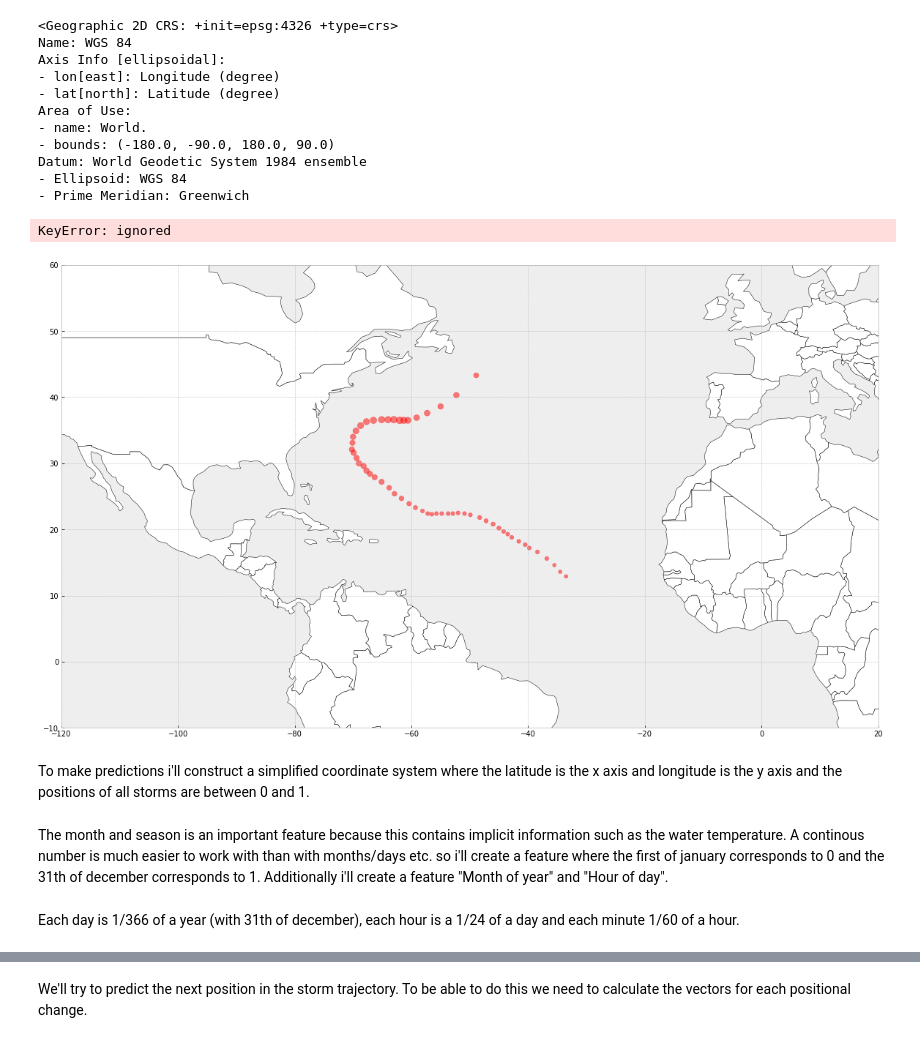
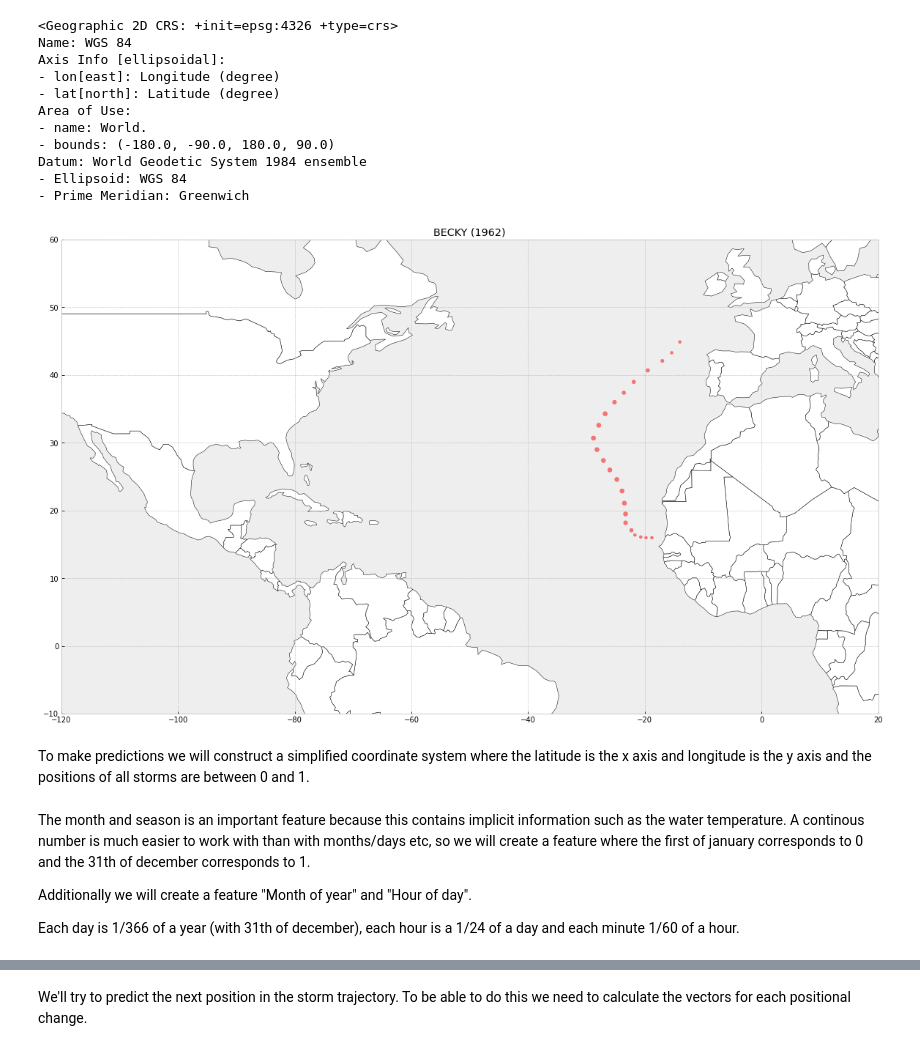
Before and after one commit to manishmawatwal/DataScience, a Jupyter notebook: Predicting_trajectories_of_atlantic_hurricanes.ipynb, the cells around one changed output, grey strips where cells are left out. Saved outputs shown, nothing was run; the diff lists cells and outputs as text; code cells hidden in the pictures.

```diff
--- a/Predicting_trajectories_of_atlantic_hurricanes.ipynb
+++ b/Predicting_trajectories_of_atlantic_hurricanes.ipynb
@@ -155,16 +172,16 @@ Datum: World Geodetic System 1984 ensemble
 # %%
 world = gpd.read_file(gpd.datasets.get_path('naturalearth_lowres'))
 # %%
+#print the track of any cyclone using its id
 ax = world.plot(color='white', edgecolor='black', figsize=(20,15))
-_ = gdf[gdf['ID'] == 'AL092005'].plot(ax=ax, c='r', markersize='Maximum Wind', alpha=0.5)
+_ = gdf[gdf['ID'] == 'AL021962'].plot(ax=ax, c='r', markersize='Maximum Wind', alpha=0.5)
 _ = plt.xlim(-120, 20)
 _ = plt.ylim(-10, 60)
-_ = plt.title(f"{gdf[['ID'] == 'AL092005'].Name.unique()[0]}({gdf[gdf['ID'] == 'AL092005'].Datetime.dt.year.unique()[0]})")
+_ = plt.title(f'{gdf[gdf["ID"]=="AL021962"].Name.unique()[0]} ({gdf[gdf["ID"]=="AL021962"].Datetime.dt.year.unique()[0]})')
 # %% [output]
-KeyError: ignored
-[figure, old version]
+[figure, new version]
 # %% [markdown]
-To make predictions i'll construct a simplified coordinate system where the latitude is the x axis and longitude is the y axis and the positions of all storms are between 0 and 1.
+To make predictions we will construct a simplified coordinate system where the latitude is the x axis and longitude is the y axis and the positions of all storms are between 0 and 1.
 # %%
 lat_min = gdf.Latitude.min()
 long_min = gdf.Longitude.min()
@@ -173,10 +190,11 @@ gdf['x'] = gdf['x'] / gdf['x'].max()
 gdf['y'] = gdf.Longitude - long_min
 gdf['y'] = gdf['y'] / gdf['y'].max()
 # %% [markdown]
-The month and season is an important feature because this contains implicit information such as the water temperature. A continous number is much easier to work with than with months/days etc. so i'll create a feature where the first of january corresponds to 0 and the 31th of december corresponds to 1.
-Additionally i'll create a feature "Month of year" and "Hour of day".
+The month and season is an important feature because this contains implicit information such as the water temperature. A continous number is much easier to work with than with months/days etc, so we will create a feature where the first of january corresponds to 0 and the 31th of december corresponds to 1.
+
+Additionally we will create a feature "Month of year" and "Hour of day".
+
+Each day is 1/366 of a year (with 31th of december), each hour is a 1/24 of a day and each minute 1/60 of a hour.
-# %% [markdown]
-Each day is 1/366 of a year (with 31th of december), each hour is a 1/24 of a day and each minute 1/60 of a hour.
 # %%
 gdf['relative_time'] = ((gdf.Datetime.dt.dayofyear + (gdf.Datetime.dt.hour)/24. + (gdf.Datetime.dt.minute/60.*24))/366.)
 # %%
```
Also changed, not shown: parts of 32 cells of this notebook.
